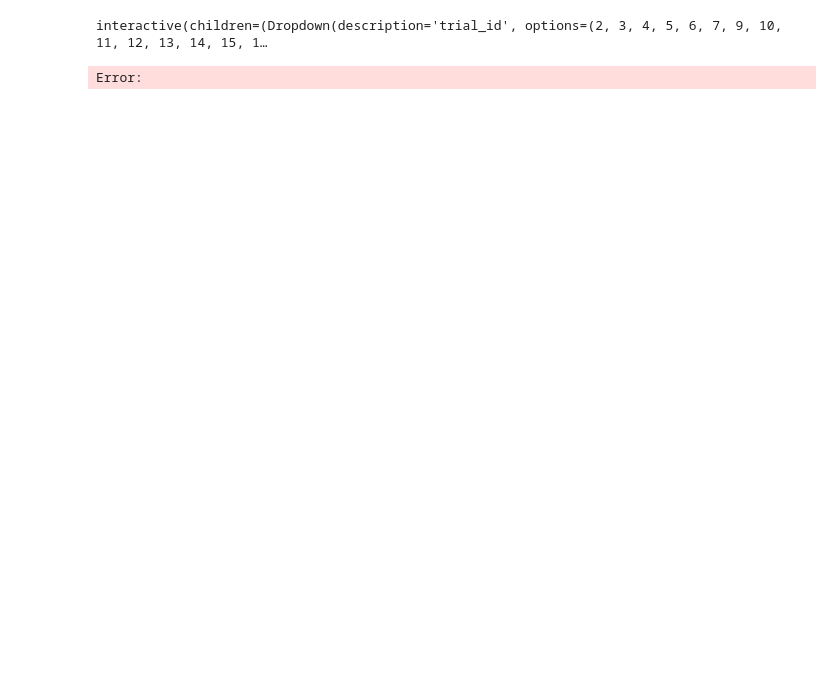
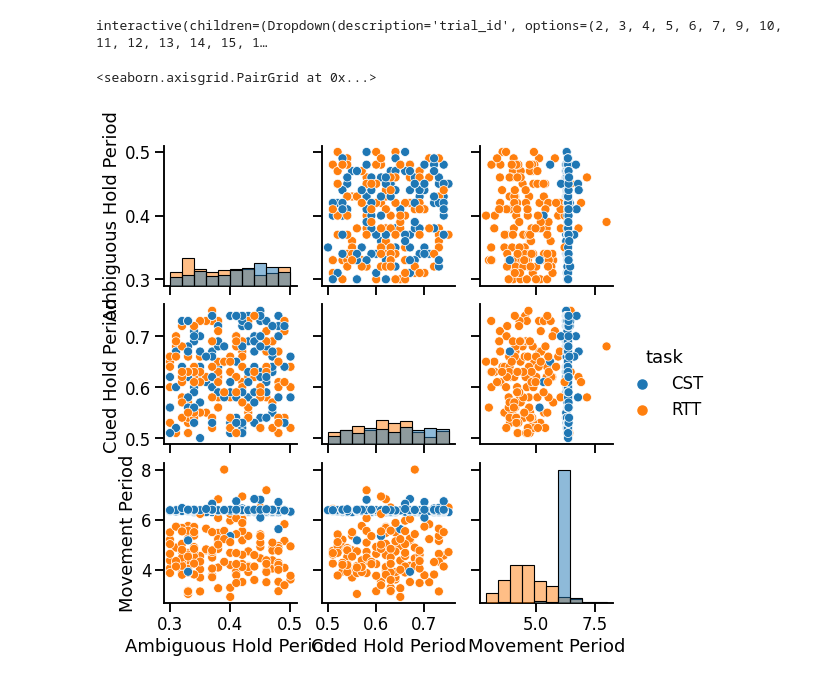
Before and after one commit to raeedcho/cst-dynamics, a Jupyter notebook: notebooks/inspect_trials.ipynb, the cells around one changed output. Cells and saved outputs as stored; diff of their text form; code cells hidden in the pictures; blank space fills up the shorter version.

Commit message:
feat: Add some sanity checks on event timing to trial inspection notebook

```diff
--- a/notebooks/inspect_trials.ipynb
+++ b/notebooks/inspect_trials.ipynb
@@ -25,7 +28,16 @@ td = (
     .pipe(pyaldata.dim_reduce,PCA(n_components=2),'M1_rates','M1_pca')
     .pipe(pyaldata.dim_reduce,PCA(n_components=2),'PMd_rates','PMd_pca')
     .pipe(pyaldata.dim_reduce,PCA(n_components=2),'MC_rates','MC_pca')
+    .assign(
+        **{
+            'idx_ctHoldTime': lambda x: x['idx_ctHoldTime'].map(lambda y: y[-1] if y.size>1 else y),
+            'Ambiguous Hold Period': lambda x: x['bin_size']*(x['idx_pretaskHoldTime'] - x['idx_ctHoldTime']),
+            'Cued Hold Period': lambda x: x['bin_size']*(x['idx_goCueTime'] - x['idx_pretaskHoldTime']),
+            'Movement Period': lambda x: x['bin_size']*(x['idx_endTime'] - x['idx_goCueTime']),
+        }
+    )
 )
+td
 # %% [output]
 Removed 76 trials that monkey aborted
 2 trials with high firing rates removed. Dropping trials with IDs:
@@ -38,8 +78,34 @@ Removed 0 neurons from PMd_spikes.
 def inspect_rasters(trial_id):
     trial = td.loc[td['trial_id']==trial_id,:].squeeze()
     _,ax=plt.subplots(1,1,figsize=(10,4),sharex=True)
-    src.plot.make_trial_raster(trial,ax,sig='MC_spikes',events=['idx_goCueTime'],ref_event_idx=trial['idx_goCueTime'])
+    src.plot.make_trial_raster(
+        trial,
+        ax,
+        sig='MC_spikes',
+        events=[
+            'idx_ctHoldTime',
+            'idx_pretaskHoldTime',
+            'idx_goCueTime',
+            'idx_cstEndTime',
+            'idx_rtHoldTimes',
+        ],
+        ref_event_idx=trial['idx_goCueTime'])
     ax.set_title(trial['task'])
 # %% [output]
 interactive(children=(Dropdown(description='trial_id', options=(2, 3, 4, 5, 6, 7, 9, 10, 11, 12, 13, 14, 15, 1…
-Error:
+# %%
+sns.pairplot(
+    data=td.query('task=="CST" | task=="RTT"'),
+    vars=['Ambiguous Hold Period','Cued Hold Period','Movement Period'],
+    hue='task',
+    diag_kind='hist',
+)
+sns.jointplot(
+    data=td.query('task=="CST" | task=="RTT"'),
+    x='Ambiguous Hold Period',
+    y='Cued Hold Period',
+    hue='task',
+)
+# %% [output]
+<seaborn.axisgrid.PairGrid at 0x...>
+[figure, added]
```
Also changed, not shown: parts of 3 cells of this notebook, 1 other file.
